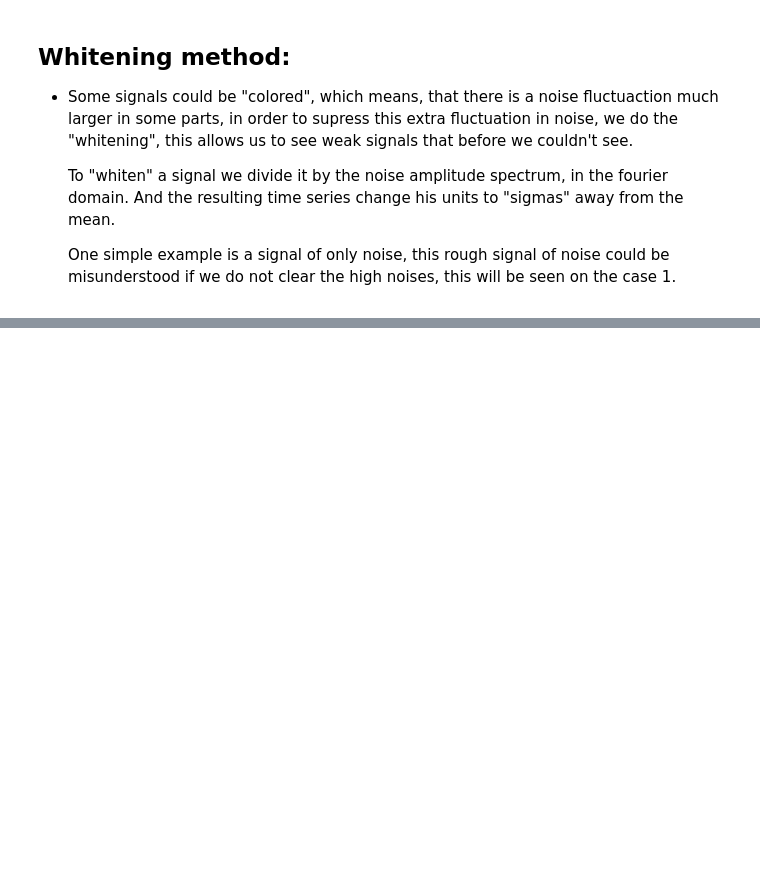
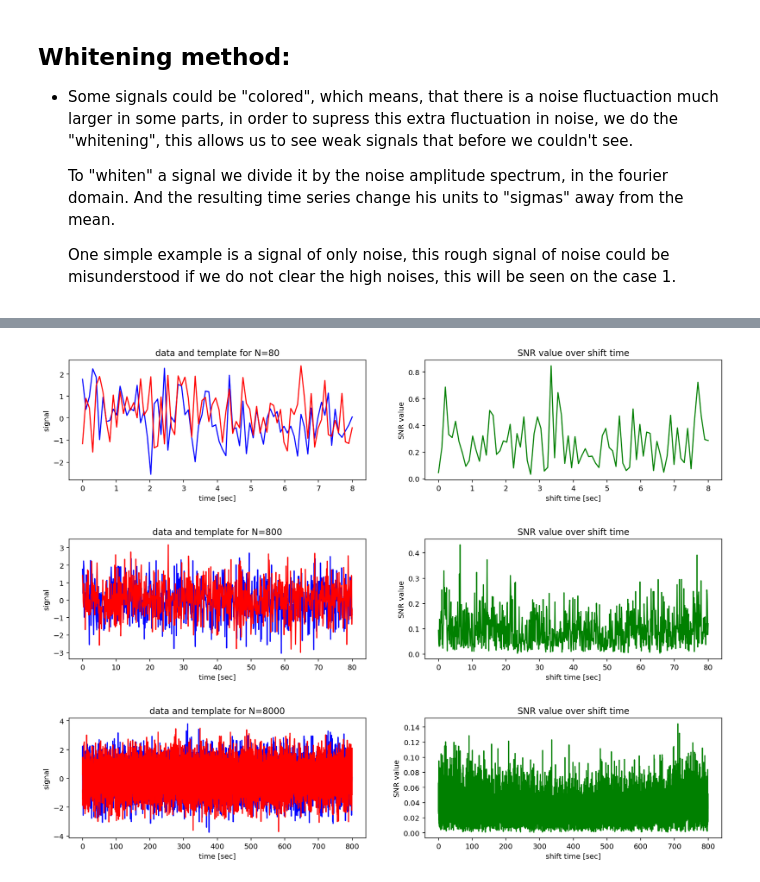
Before and after one commit to frmunozz/IrregularMatchedFilter, a Jupyter notebook: RegularSampling.ipynb, the cells around one changed output, grey strips where cells are left out. Cells and saved outputs as stored; diff of their text form; code cells hidden in the pictures; blank space fills up the shorter version.

```diff
--- a/RegularSampling.ipynb
+++ b/RegularSampling.ipynb
@@ -444,29 +127,0 @@ class ManualMatchFilter:
-# %%
-dt = 0.01        # time interval
-N = 180         # number of samples
-T = N * dt       # duration [s]
-np.random.seed(0)  # set the seed
-
-# time array
-times = np.linspace(0, N * dt, N)
-
-# generate the noise
-noise =  np.random.normal(0, 0.5, len(times))
-
-# generate the template
-template = np.zeros(len(times))
-# setting the low frequency
-low_f = 0.5 / times[int(len(times) / 9)]
-print("the low frequency is: {}".format(low_f))
-# two options to check template, one completely sinusoidal and another with just one peak
-template[int(len(times)*2/9): int(len(times)*7/9)] = Signal(frequencies=[5000],
-                                                          weights=[1]).sin_samples(times[0:int(len(times)*5/9)],
-                                                                                          with_noise=False)
-
-data = noise
-mf = ManualMatchFilter(data, template, dt)
-snr = mf.SNR(noise=noise)
-plt.plot(times, snr)
-plt.figure()
-plt.plot(times, data)
-plt.plot(times, template)
@@ -478,0 +132,19 @@ the low frequency is: 2.486111111111111
+# %%
+N = 80
+data, times = data_noisy(N, dt=dt)
+template_noise = np.random.normal(0, 1, len(times))
+snr2 = match(data, template_noise, dt)
+
+N = 800
+data, times = data_noisy(N, dt=dt)
+template_noise = np.random.normal(0, 1, len(times))
+snr2 = match(data, template_noise, dt)
+
+N = 8000
+data, times = data_noisy(N, dt=dt)
+template_noise = np.random.normal(0, 1, len(times))
+snr2 = match(data, template_noise, dt)
+# %% [output]
+[figure, added]
+[figure, added]
+[figure, added]
```
Also changed, not shown: parts of 33 cells of this notebook, 8 other files.
